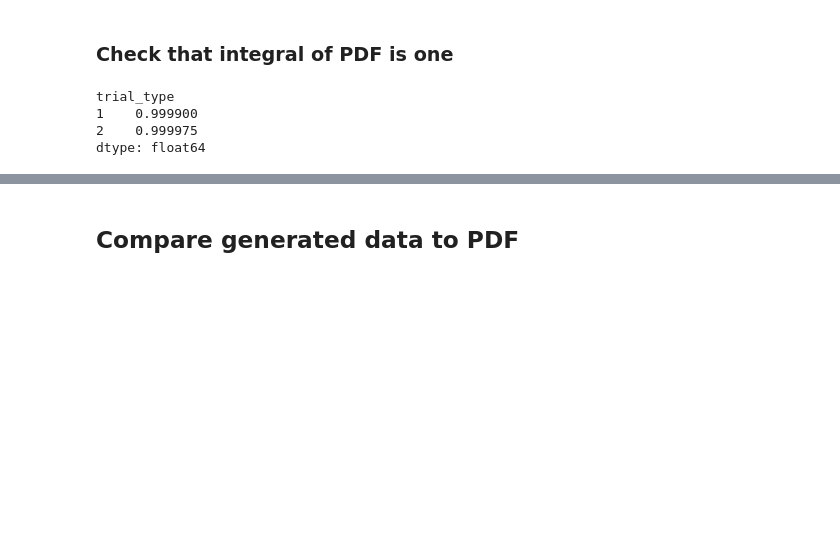
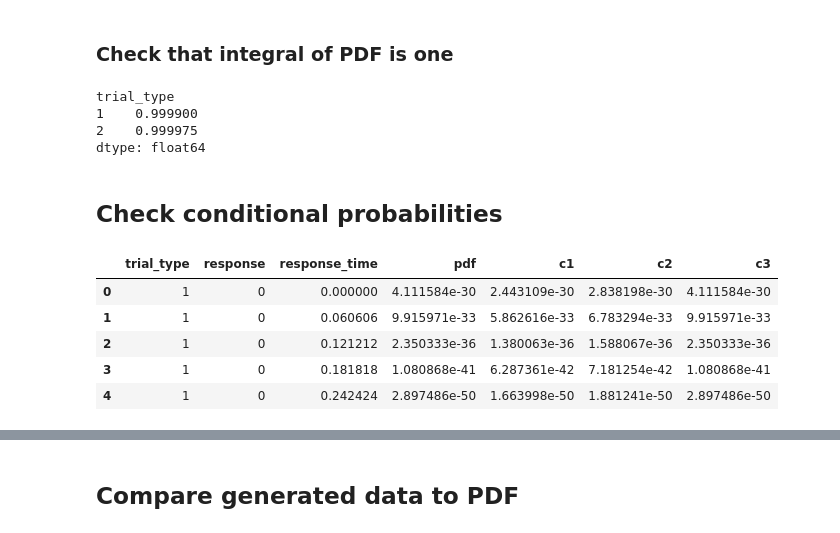
Before and after one commit to prestonlab/devreact, a Jupyter notebook: jupyter/check_pdf_dual.ipynb, the cells around one changed output, grey strips where cells are left out. Drawn from its saved outputs; the diff is of its cells as text; code cells hidden in the pictures; blank space fills up the shorter version.

Commit message:
feat: examine conditional probabilities

```diff
--- a/jupyter/check_pdf_dual.ipynb
+++ b/jupyter/check_pdf_dual.ipynb
@@ -67,3 +68,14 @@ trial_type
 1    0.999900
 2    0.999975
 dtype: float64
+# %% [markdown]
+## Check conditional probabilities
+# %%
+sweep.head()
+# %% [output]
+|  | trial_type | response | response_time | pdf | c1 | c2 | c3 |
+| 0 | 1 | 0 | 0.000000 | 4.111584e-30 | 2.443109e-30 | 2.838198e-30 | 4.111584e-30 |
+| 1 | 1 | 0 | 0.060606 | 9.915971e-33 | 5.862616e-33 | 6.783294e-33 | 9.915971e-33 |
+| 2 | 1 | 0 | 0.121212 | 2.350333e-36 | 1.380063e-36 | 1.588067e-36 | 2.350333e-36 |
+| 3 | 1 | 0 | 0.181818 | 1.080868e-41 | 6.287361e-42 | 7.181254e-42 | 1.080868e-41 |
+| 4 | 1 | 0 | 0.242424 | 2.897486e-50 | 1.663998e-50 | 1.881241e-50 | 2.897486e-50 |
```
Also changed, not shown: parts of 6 cells of this notebook, 3 other files.
